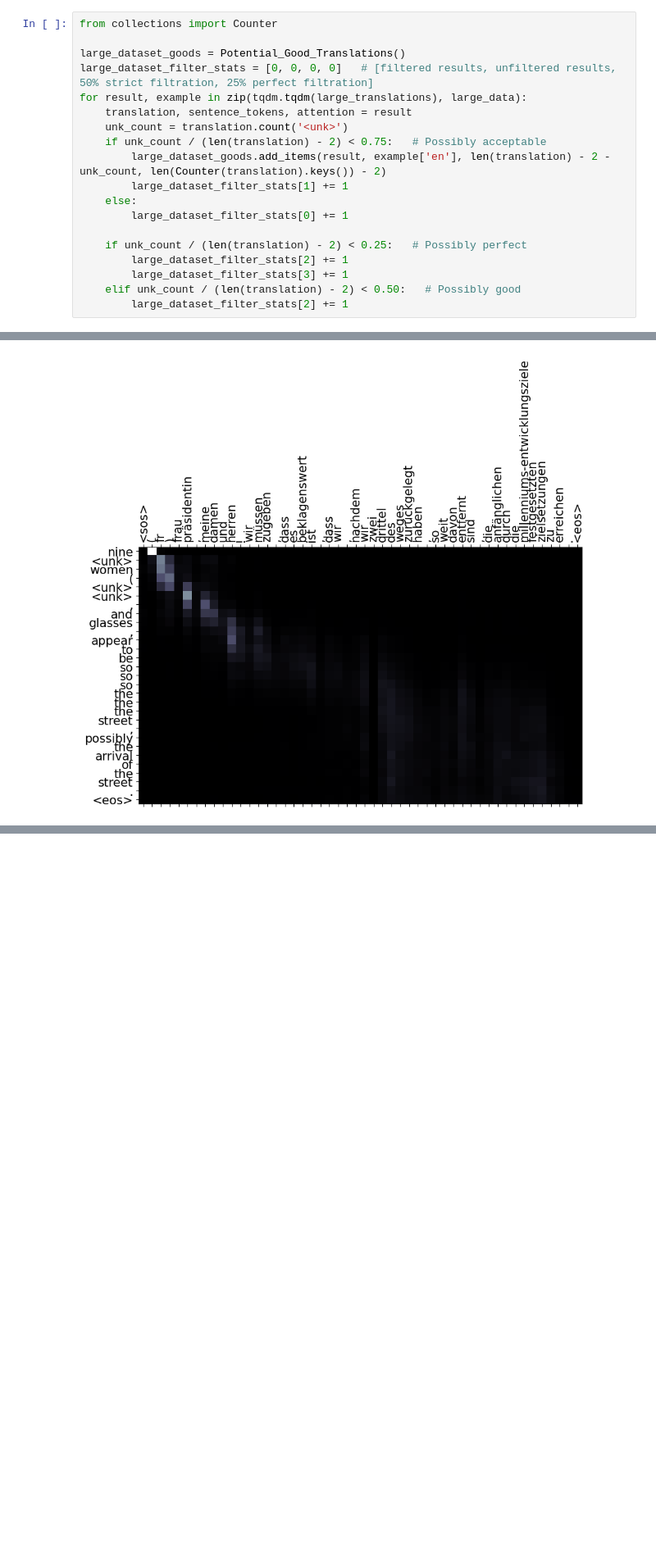
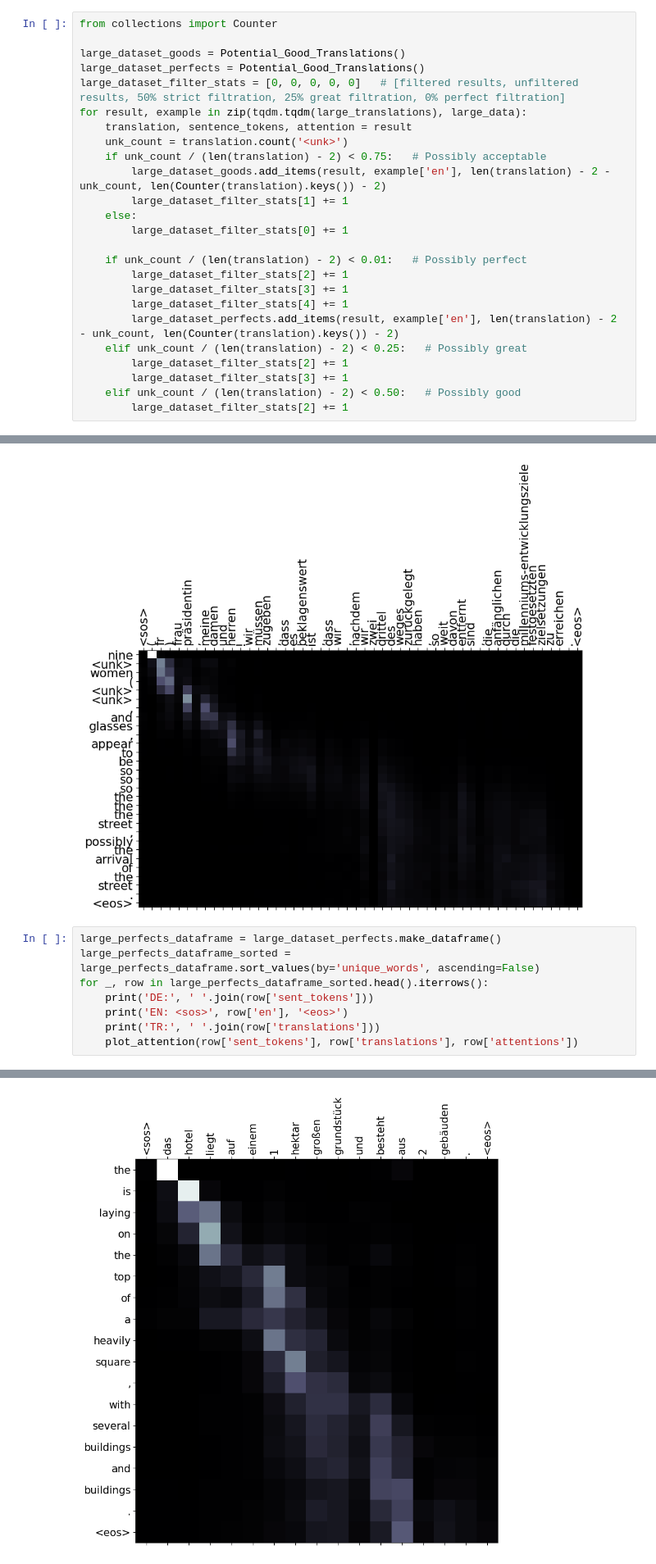
Before and after one commit to PikaSannnnn/TransformerTranslationsLitSurvey, a Jupyter notebook: pytorch-seq2seq/3 - Neural Machine Translation by Jointly Learning to Align and Translate.ipynb, the cells around one changed output, grey strips where cells are left out. Shown at 82% size. Drawn from its saved outputs; the diff is of its cells as text; blank space fills up the shorter version.

```diff
--- a/pytorch-seq2seq/3 - Neural Machine Translation by Jointly Learning to Align and Translate.ipynb
+++ b/pytorch-seq2seq/3 - Neural Machine Translation by Jointly Learning to Align and Translate.ipynb
@@ -820,7 +820,8 @@ class Potential_Good_Translations:
 from collections import Counter
 
 large_dataset_goods = Potential_Good_Translations()
-large_dataset_filter_stats = [0, 0, 0, 0]   # [filtered results, unfiltered results, 50% strict filtration, 25% perfect filtration]
+large_dataset_perfects = Potential_Good_Translations()
+large_dataset_filter_stats = [0, 0, 0, 0, 0]   # [filtered results, unfiltered results, 50% strict filtration, 25% great filtration, 0% perfect filtration]
 for result, example in zip(tqdm.tqdm(large_translations), large_data):
     translation, sentence_tokens, attention = result
     unk_count = translation.count('<unk>')
@@ -830,7 +831,12 @@ for result, example in zip(tqdm.tqdm(large_translations), large_data):
     else:
         large_dataset_filter_stats[0] += 1
 
-    if unk_count / (len(translation) - 2) < 0.25:   # Possibly perfect
+    if unk_count / (len(translation) - 2) < 0.01:   # Possibly perfect
+        large_dataset_filter_stats[2] += 1
+        large_dataset_filter_stats[3] += 1
+        large_dataset_filter_stats[4] += 1
+        large_dataset_perfects.add_items(result, example['en'], len(translation) - 2 - unk_count, len(Counter(translation).keys()) - 2)
+    elif unk_count / (len(translation) - 2) < 0.25:   # Possibly great
         large_dataset_filter_stats[2] += 1
         large_dataset_filter_stats[3] += 1
     elif unk_count / (len(translation) - 2) < 0.50:   # Possibly good
@@ -918,3 +926,12 @@ DE: <sos> ( fr ) frau präsidentin , meine damen und herren ! wir müssen zugebe
 EN: <sos> (FR) Madam President, ladies and gentlemen, we must admit it is deplorable that two-thirds of the way along we should be so far from achieving the original objectives set by the Millennium D ...
 TR: <sos> nine <unk> women ( <unk> <unk> , and glasses , appear to be so so so the the the street , possibly the arrival of the street . <eos>
 [figure]
+# %%
+large_perfects_dataframe = large_dataset_perfects.make_dataframe()
+large_perfects_dataframe_sorted = large_perfects_dataframe.sort_values(by='unique_words', ascending=False)
+for _, row in large_perfects_dataframe_sorted.head().iterrows():
+    print('DE:', ' '.join(row['sent_tokens']))
+    print('EN: <sos>', row['en'], '<eos>')
+    print('TR:', ' '.join(row['translations']))
+    plot_attention(row['sent_tokens'], row['translations'], row['attentions'])
+# %% [output]
@@ -920,0 +941 @@ TR: <sos> nine <unk> women ( <unk> <unk> , and glasses , appear to be so so so t
+[figure, added]
```
Also changed, not shown: parts of 8 cells of this notebook.
